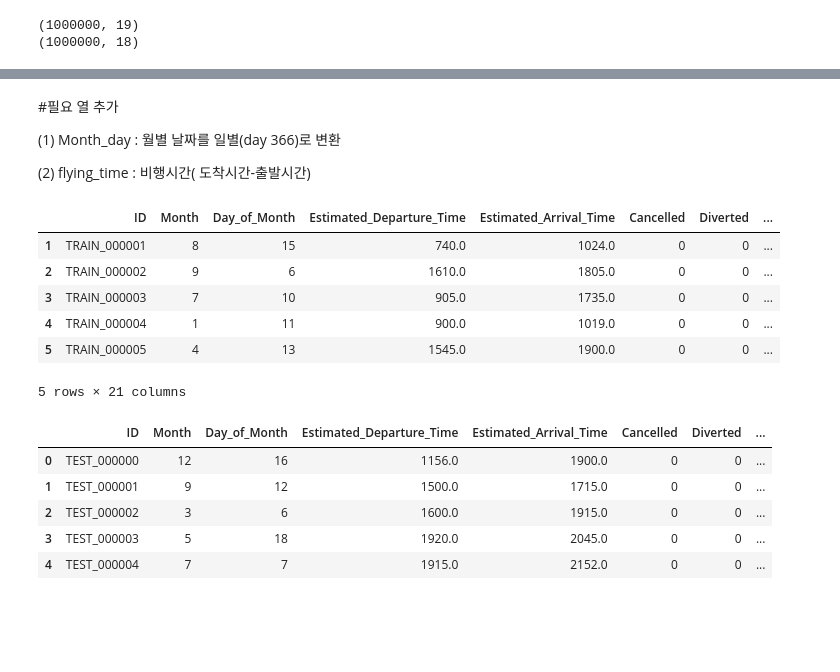
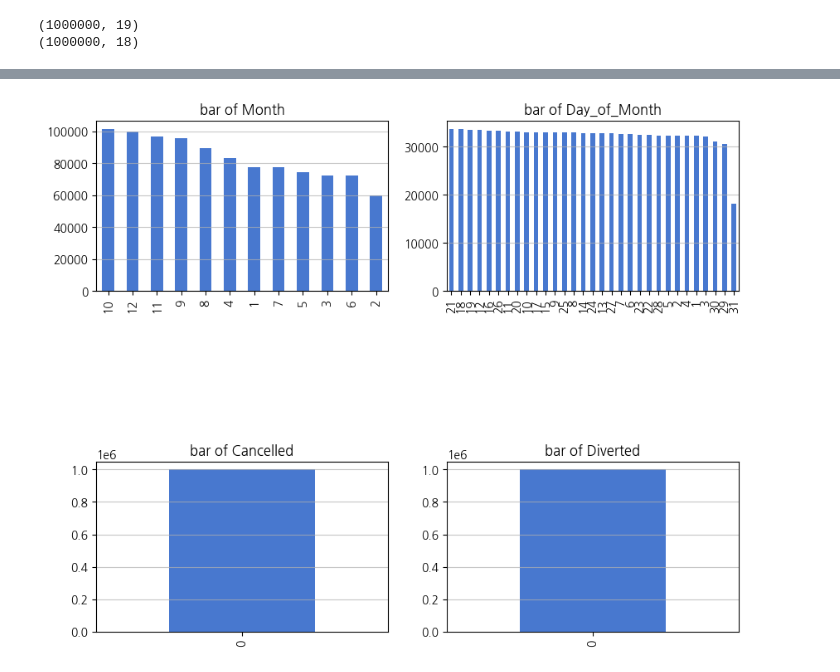
Before and after one commit to limjunghyeon/ESAA_py, a Jupyter notebook: ESAA_3조_프로젝트_전처리.ipynb, the cells around one changed output, grey strips where cells are left out. Saved outputs shown, nothing was run; the diff lists cells and outputs as text; code cells hidden in the pictures; blank space fills up the shorter version.

```diff
--- a/ESAA_3조_프로젝트_전처리.ipynb
+++ b/ESAA_3조_프로젝트_전처리.ipynb
@@ -264,6 +214,0 @@ dtype: int64
-# %% [markdown]
-#필요 열 추가
-
-(1) Month_day : 월별 날짜를 일별(day 366)로 변환
-
-(2) flying_time : 비행시간( 도착시간-출발시간)
@@ -288,19 +215,25 @@ test['flying_time']=test['Estimated_Arrival_Time']-test['Estimated_Departure_Tim
-# %%
-train.head()
-# %% [output]
-|  | ID | Month | Day_of_Month | Estimated_Departure_Time | Estimated_Arrival_Time | Cancelled | Diverted | ... |
-| 1 | TRAIN_000001 | 8 | 15 | 740.0 | 1024.0 | 0 | 0 | ... |
-| 2 | TRAIN_000002 | 9 | 6 | 1610.0 | 1805.0 | 0 | 0 | ... |
-| 3 | TRAIN_000003 | 7 | 10 | 905.0 | 1735.0 | 0 | 0 | ... |
-| 4 | TRAIN_000004 | 1 | 11 | 900.0 | 1019.0 | 0 | 0 | ... |
-| 5 | TRAIN_000005 | 4 | 13 | 1545.0 | 1900.0 | 0 | 0 | ... |
-5 rows × 21 columns
-# %%
-test.head()
-# %% [output]
-|  | ID | Month | Day_of_Month | Estimated_Departure_Time | Estimated_Arrival_Time | Cancelled | Diverted | ... |
-| 0 | TEST_000000 | 12 | 16 | 1156.0 | 1900.0 | 0 | 0 | ... |
-| 1 | TEST_000001 | 9 | 12 | 1500.0 | 1715.0 | 0 | 0 | ... |
-| 2 | TEST_000002 | 3 | 6 | 1600.0 | 1915.0 | 0 | 0 | ... |
-| 3 | TEST_000003 | 5 | 18 | 1920.0 | 2045.0 | 0 | 0 | ... |
-| 4 | TEST_000004 | 7 | 7 | 1915.0 | 2152.0 | 0 | 0 | ... |
+# %%
+plt.figure(figsize = (10, 8))
+plt.subplots_adjust(hspace = 1)
+
+plt.subplot(221)
+train['Month'].value_counts(sort = True).plot.bar(rot = 90)
+plt.title('bar of Month')
+plt.grid(axis = 'y', alpha = 0.7)
+
+plt.subplot(222)
+train['Day_of_Month'].value_counts(sort = True).plot.bar(rot = 90)
+plt.title('bar of Day_of_Month')
+plt.grid(axis = 'y', alpha = 0.7)
+
+plt.subplot(223)
+train['Cancelled'].value_counts(sort = True).plot.bar(rot = 90)
+plt.title('bar of Cancelled')
+plt.grid(axis = 'y', alpha = 0.7)
+
+plt.subplot(224)
+train['Diverted'].value_counts(sort = True).plot.bar(rot = 90)
+plt.title('bar of Diverted')
+plt.grid(axis = 'y', alpha = 0.7)
+# %% [output]
+[figure, added]
```
Also changed, not shown: parts of 63 cells of this notebook.
